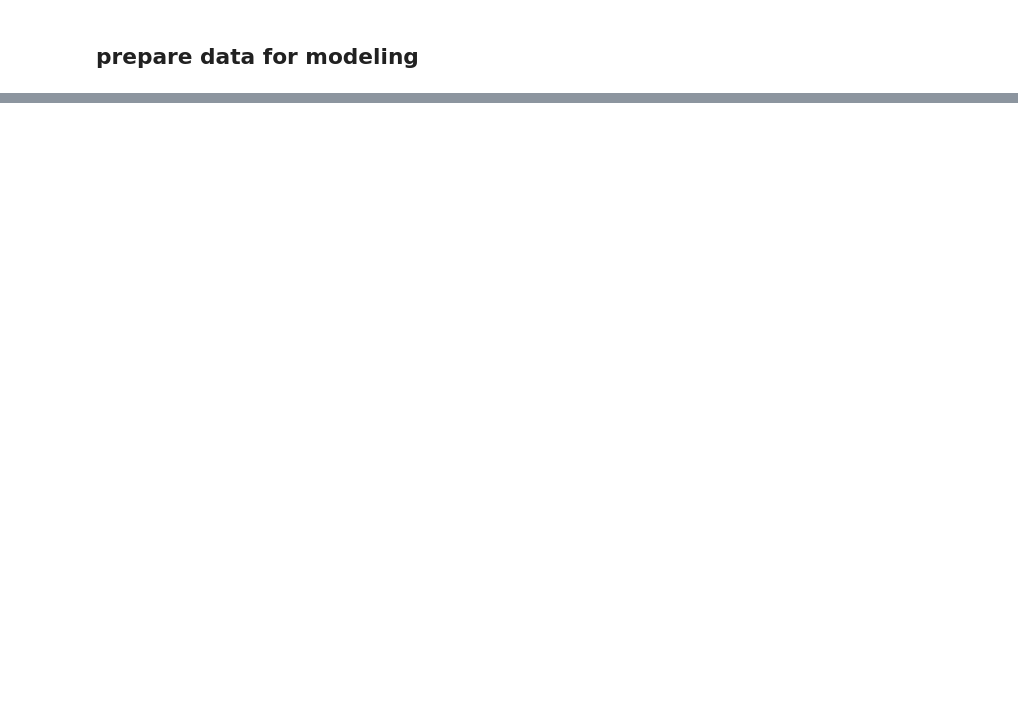
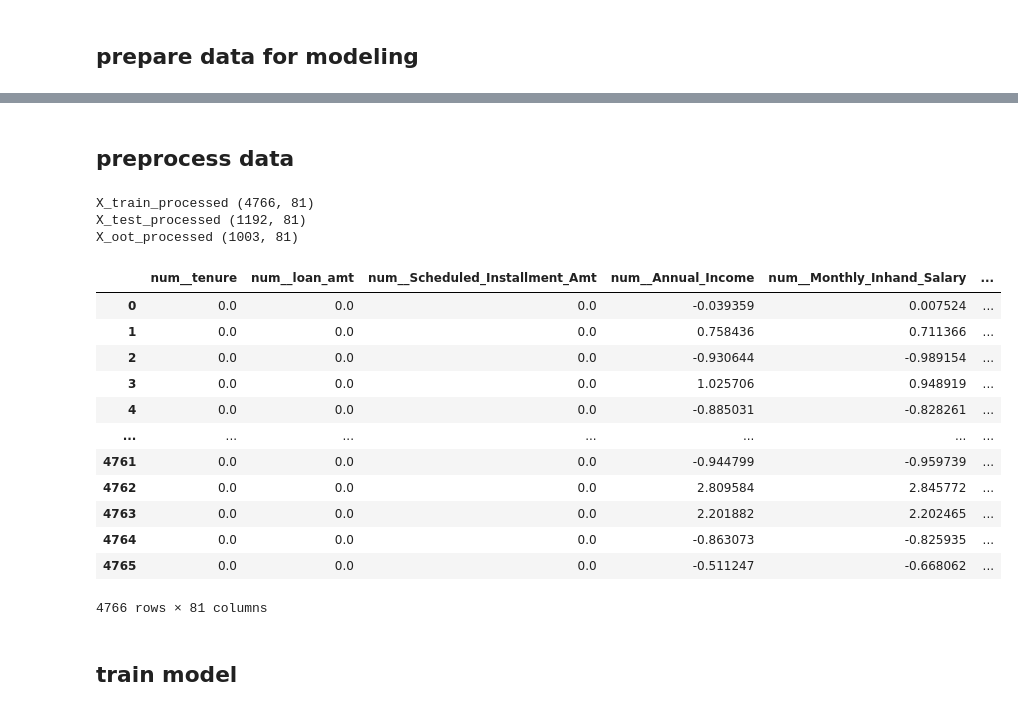
Before and after one commit to zred-kwk/MITB_MLE_Individual_assignment, a Jupyter notebook: model_train_main.ipynb, the cells around one changed output, grey strips where cells are left out. Drawn from its saved outputs; the diff is of its cells as text; code cells hidden in the pictures; blank space fills up the shorter version.

```diff
--- a/model_train_main.ipynb
+++ b/model_train_main.ipynb
@@ -217,0 +225,39 @@ l.join(f, "snapshot_date", "inner").count()
+# %% [markdown]
+## preprocess data
+# %%
+preprocessor = ColumnTransformer([
+    ("num", StandardScaler(), num_cols),
+    ("cat", OneHotEncoder(handle_unknown="ignore", sparse_output=False), cat_cols),
+])
+
+# fit on train only; test and OOT are transformed with train statistics
+transformer_stdscaler = preprocessor.fit(X_train)
+
+X_train_processed = transformer_stdscaler.transform(X_train)
+X_test_processed  = transformer_stdscaler.transform(X_test)
+X_oot_processed   = transformer_stdscaler.transform(X_oot)
+
+print('X_train_processed', X_train_processed.shape)
+print('X_test_processed', X_test_processed.shape)
+print('X_oot_processed', X_oot_processed.shape)
+
+pd.DataFrame(X_train_processed, columns=transformer_stdscaler.get_feature_names_out())
+# %% [output]
+X_train_processed (4766, 81)
+X_test_processed (1192, 81)
+X_oot_processed (1003, 81)
+|  | num__tenure | num__loan_amt | num__Scheduled_Installment_Amt | num__Annual_Income | num__Monthly_Inhand_Salary | ... |
+| 0 | 0.0 | 0.0 | 0.0 | -0.039359 | 0.007524 | ... |
+| 1 | 0.0 | 0.0 | 0.0 | 0.758436 | 0.711366 | ... |
+| 2 | 0.0 | 0.0 | 0.0 | -0.930644 | -0.989154 | ... |
+| 3 | 0.0 | 0.0 | 0.0 | 1.025706 | 0.948919 | ... |
+| 4 | 0.0 | 0.0 | 0.0 | -0.885031 | -0.828261 | ... |
+| ... | ... | ... | ... | ... | ... | ... |
+| 4761 | 0.0 | 0.0 | 0.0 | -0.944799 | -0.959739 | ... |
+| 4762 | 0.0 | 0.0 | 0.0 | 2.809584 | 2.845772 | ... |
+| 4763 | 0.0 | 0.0 | 0.0 | 2.201882 | 2.202465 | ... |
+| 4764 | 0.0 | 0.0 | 0.0 | -0.863073 | -0.825935 | ... |
+| 4765 | 0.0 | 0.0 | 0.0 | -0.511247 | -0.668062 | ... |
+4766 rows × 81 columns
+# %% [markdown]
+## train model
```
Also changed, not shown: parts of 21 cells of this notebook, 18 other files.
